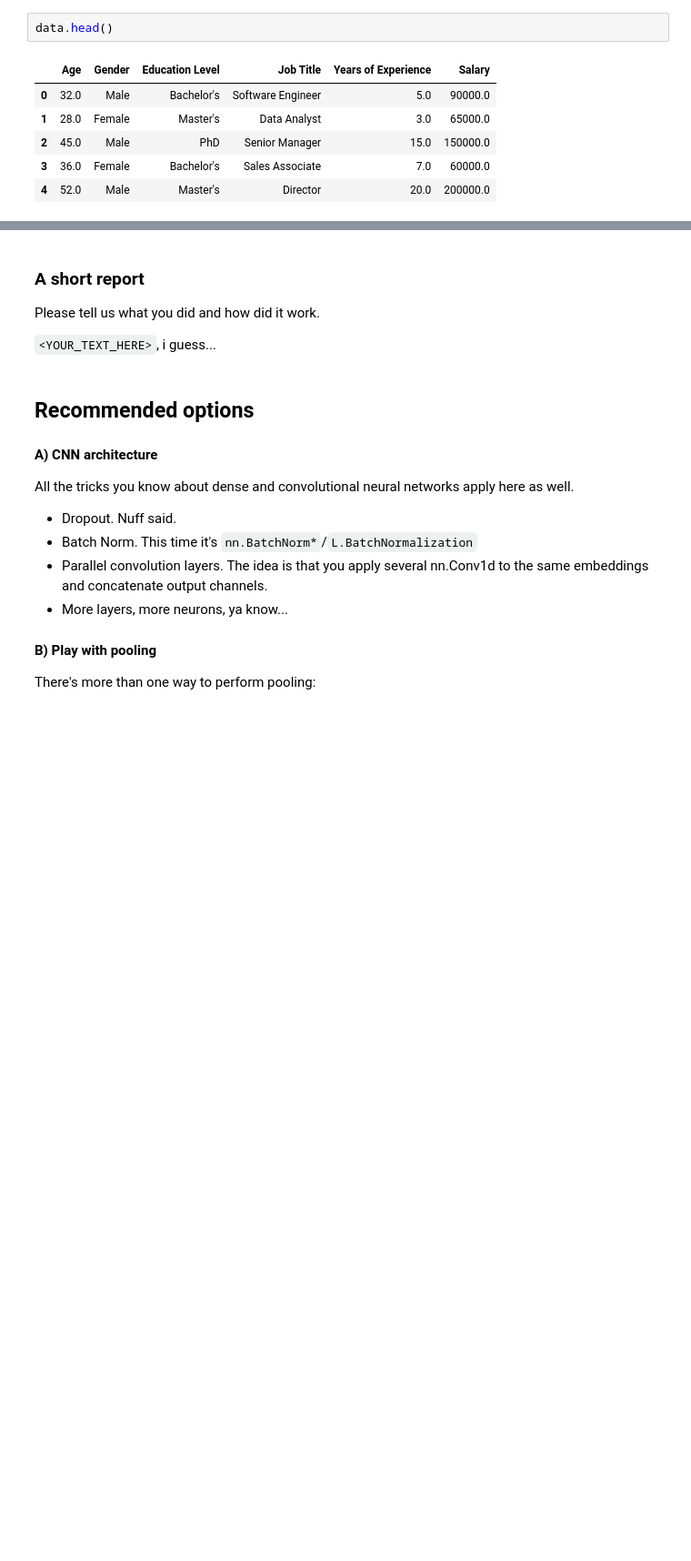
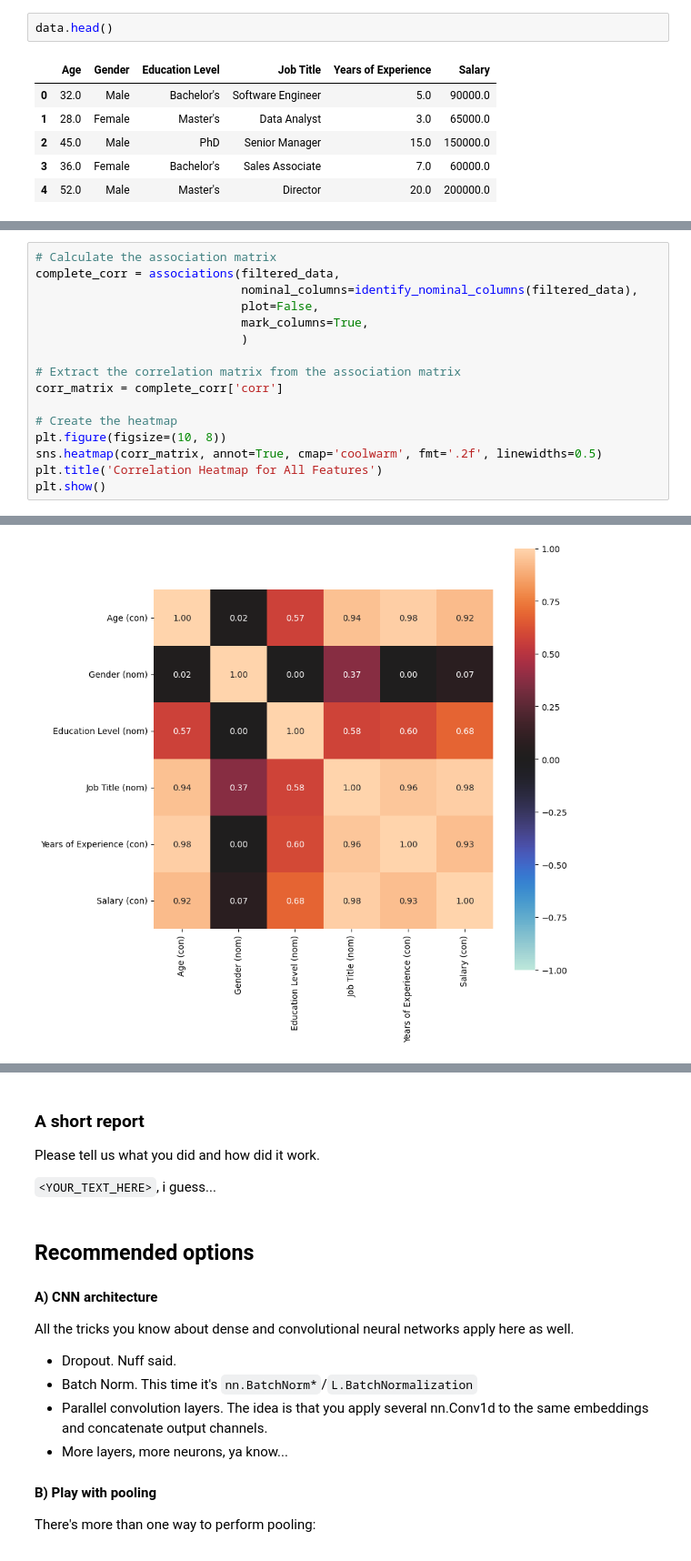
Before and after one commit to pgianinh50364/nlp_course, a Jupyter notebook: week02_classification/homework_part2.ipynb, the cells around one changed output, grey strips where cells are left out. Shown at 91% size. Drawn from its saved outputs; the diff is of its cells as text; blank space fills up the shorter version.

```diff
--- a/week02_classification/homework_part2.ipynb
+++ b/week02_classification/homework_part2.ipynb
@@ -52,0 +123,17 @@ data.head()
+# %%
+# Calculate the association matrix
+complete_corr = associations(filtered_data,
+                             nominal_columns=identify_nominal_columns(filtered_data),
+                             plot=False,
+                             mark_columns=True,
+                             )
+
+# Extract the correlation matrix from the association matrix
+corr_matrix = complete_corr['corr']
+
+# Create the heatmap
+plt.figure(figsize=(10, 8))
+sns.heatmap(corr_matrix, annot=True, cmap='coolwarm', fmt='.2f', linewidths=0.5)
+plt.title('Correlation Heatmap for All Features')
+plt.show()
+# %% [output]
@@ -52,0 +157 @@ data.head()
+[figure, added]
```
Also changed, not shown: parts of 16 cells of this notebook.
